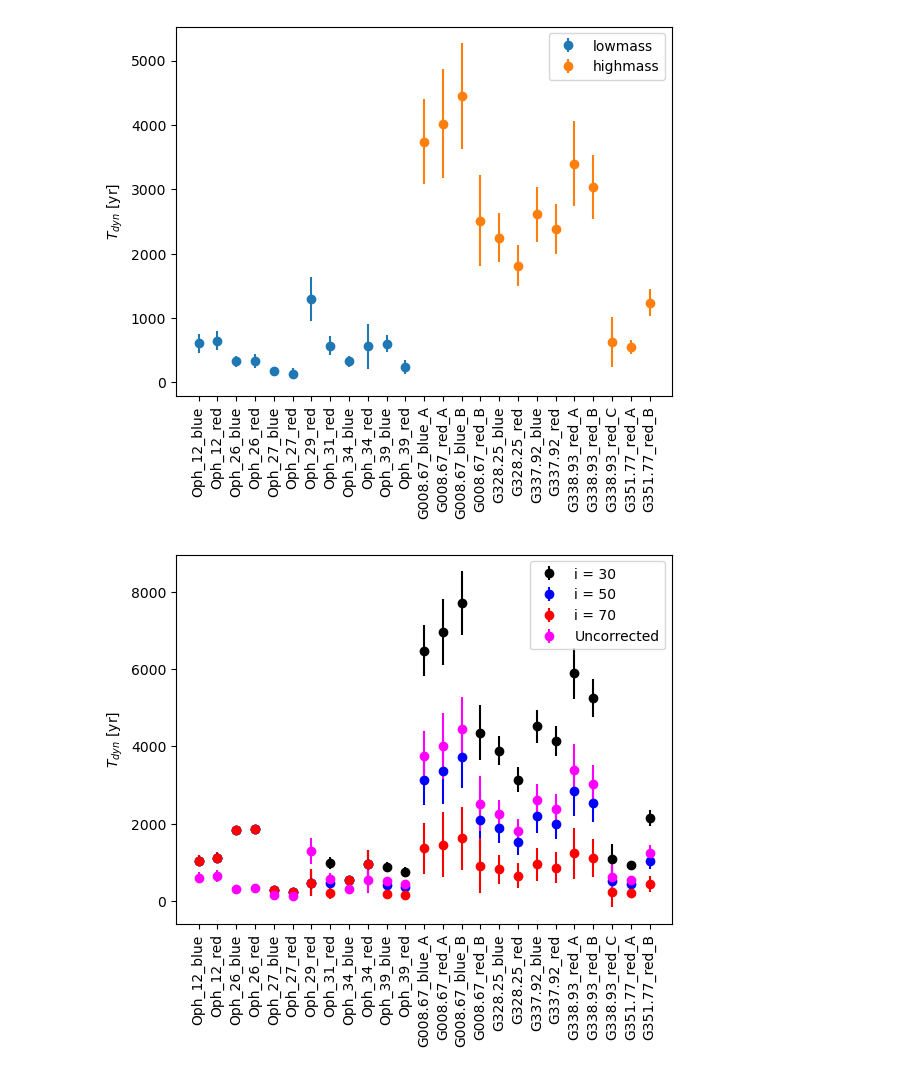
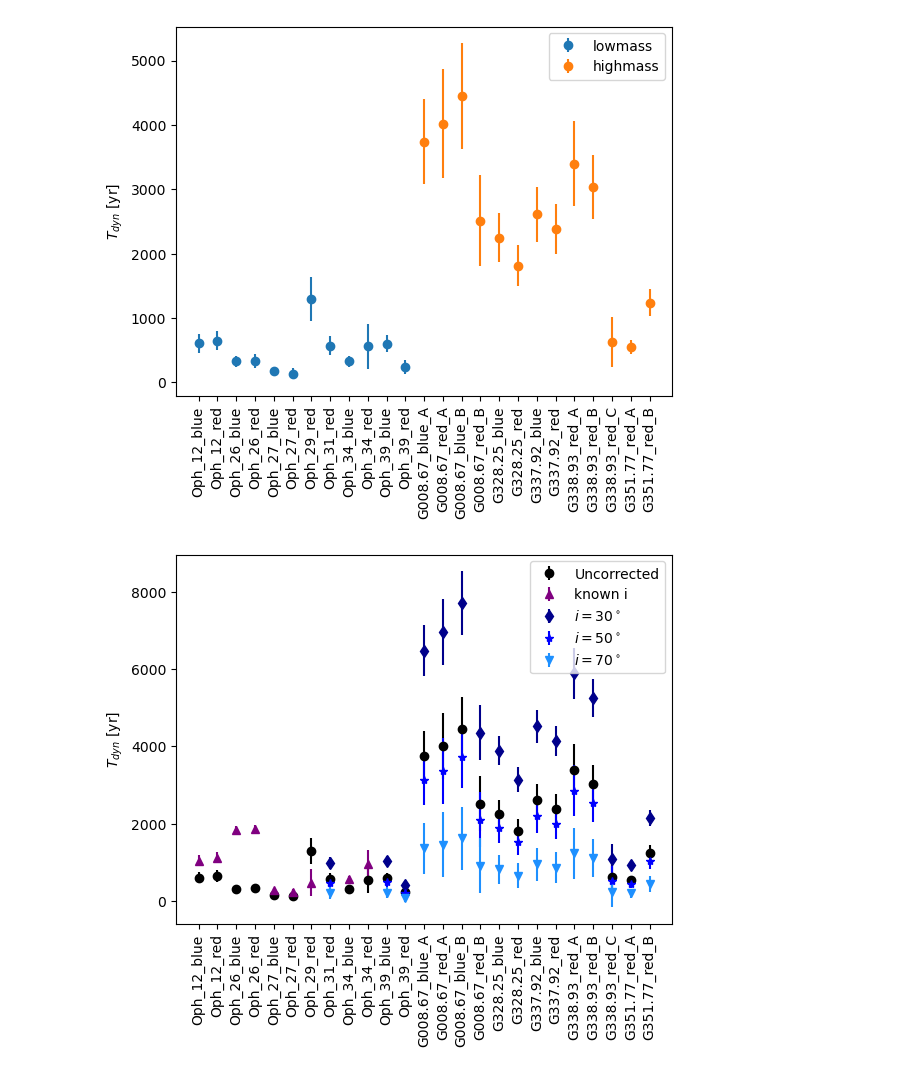
Before and after one commit to femkeballieux/master_project_2, a Jupyter notebook: code/discussion_plots.ipynb, the cells around one changed output. Drawn from its saved outputs; the diff is of its cells as text; code cells hidden in the pictures.

```diff
--- a/code/discussion_plots.ipynb
+++ b/code/discussion_plots.ipynb
@@ -2,16 +2,18 @@
 import numpy as np
 import matplotlib.pyplot as plt
 import astropy.units as u
+
+path = '/net/vdesk/data2/bach1/ballieux/master_project_2/plots/'
 # %%
 #Todo: so far have payed no attention to significant digits
 #TODO: this is just with the M0 map outside range - Vsys
 
 
-outflow_ID_lowmass=['Oph_12_blue', 'Oph_12_red', 'Oph_26_blue', 'Oph_26_red', 'Oph_27_blue', 'Oph_27_red',  'Oph_29_red', 'Oph_31_red',\
-                     'Oph_34_blue', 'Oph_34_red', 'Oph_39_blue', 'Oph_39_red']
+outflow_ID_lowmass=np.array(['Oph_12_blue', 'Oph_12_red', 'Oph_26_blue', 'Oph_26_red', 'Oph_27_blue', 'Oph_27_red',  'Oph_29_red', 'Oph_31_red',\
+                     'Oph_34_blue', 'Oph_34_red', 'Oph_39_blue', 'Oph_39_red'])
 
-radius_lowmass = [893.8, 969.5, 727.3, 604.8, 539.3, 263.1, 847.6, 757.7, 816.7, 281.7, 985.7, 406.3] *u.AU
-e_radius_lowmass = [191.1, 194.8, 184.1, 179.6, 177.5, 171.1 , 189.4, 185.7, 188.7, 172.4, 198.6, 177.2 ] *u.AU
+radius_lowmass = np.array([893.8, 969.5, 727.3, 604.8, 539.3, 263.1, 847.6, 757.7, 816.7, 281.7, 985.7, 406.3]) *u.AU
+e_radius_lowmass = np.array([191.1, 194.8, 184.1, 179.6, 177.5, 171.1 , 189.4, 185.7, 188.7, 172.4, 198.6, 177.2 ]) *u.AU
 
 deltaV_lowmass = np.array([7.0, 7.1, 10.6, 8.7, 15.2, 9.5, 3.1, 6.3, 11.9, 2.4, 7.8, 7.9 ]) *u.km / u.s
 e_deltaV_lowmass = np.square(np.sqrt(0.05 * deltaV_lowmass) + np.sqrt(0.08 *u.km / u.s))
@@ -20,11 +22,13 @@ t_dyn_lowmass = (radius_lowmass / deltaV_lowmass).to(u.yr)
 e_t_dyn_lowmass = np.sqrt(np.square(e_radius_lowmass/deltaV_lowmass)+np.square(radius_lowmass * e_deltaV_lowmass/ deltaV_lowmass **2)).to(u.yr)
 
 
-outflow_ID_highmass = ['G008.67_blue_A', 'G008.67_red_A', 'G008.67_blue_B', 'G008.67_red_B', 'G328.25_blue', 'G328.25_red', 'G337.92_blue', \
-                       'G337.92_red', 'G338.93_red_A', 'G338.93_red_B','G338.93_red_C', 'G351.77_red_A', 'G351.77_red_B']
+outflow_ID_highmass = np.array(['G008.67_blue_A', 'G008.67_red_A', 'G008.67_blue_B', 'G008.67_red_B', 'G328.25_blue', 'G328.25_red', 'G337.92_blue', \
+                       'G337.92_red', 'G338.93_red_A', 'G338.93_red_B','G338.93_red_C', 'G351.77_red_A', 'G351.77_red_B'])
 
-radius_highmass = [5.049e+04, 3.297e+04, 5.049e+04, 1.93e+04, 3.511e+04, 2.653e+04, 4.765e+04, 4.207e+04, 3.627e+04, 5.765e+04, 4.68e+03, 1.475e+04, 2.739e+04]*u.AU
-e_radius_highmass = [5.796e+03, 4.355e+03, 5.796e+03, 4.355e+03, 3.914e+03, 3.166e+03, 5.172e+03, 4.664e+03, 4.554e+03, 6.389e+03, 2.793e+03, 2.508e+03, 3.408e+03]*u.AU
+radius_highmass = np.array([5.049e+04, 3.297e+04, 5.049e+04, 1.93e+04, 3.511e+04, 2.653e+04, 4.765e+04, 4.207e+04, 3.627e+04,\
+                             5.765e+04, 4.68e+03, 1.475e+04, 2.739e+04])*u.AU
+e_radius_highmass = np.array([5.796e+03, 4.355e+03, 5.796e+03, 4.355e+03, 3.914e+03, 3.166e+03, 5.172e+03, 4.664e+03, 4.554e+03,\
+                               6.389e+03, 2.793e+03, 2.508e+03, 3.408e+03])*u.AU
 
 deltaV_highmass = np.array([64.0, 38.9, 53.8, 36.4, 74.1, 69.4, 86.6, 83.6, 50.6, 90.0, 35.4,  1.29e+02, 1.05e+02])*u.km / u.s
 e_deltaV_highmass = np.square(np.sqrt(0.05 * deltaV_highmass) + np.sqrt(1.3*u.km / u.s))
@@ -43,43 +47,50 @@ plt.show()
 # %%
 """
 We account for the inclination: multiply with tan(i) where it is known, with tan(i) where it is unknown, take i=30,50,70
 
 
 Actually, do same calculation
 Vdmarel: i=90 for plane of sky, i=0 for pole-on
 Then Robs = True sin(i)
 Vobs = Vtrue cos(i)
 Tobs = Ttrue * tan(i)
 Ttrue = Tobs/tan(i)
+"""
+#uncorrected
+plt.errorbar(outflow_ID_lowmass,t_dyn_lowmass, yerr=e_t_dyn_lowmass, fmt='o', label='Uncorrected', color='black')
+plt.errorbar(outflow_ID_highmass,t_dyn_highmass, yerr=e_t_dyn_highmass, fmt='o', color='black')
 
+mask_i_known_lowmass = np.array([1,1,1,1,1,1,1,0,1,1,0,0], dtype=bool)
+mask_i_unknown_lowmass = ~mask_i_known_lowmass
 
-"""
+#i=30, and the ones with known i
 i=30
 inclinations_low = np.array([30,30,10,10,30,30,70,i,30,30,i,i])* u.deg
 inclinations_high=np.ones(len(outflow_ID_highmass)) * i * u.deg
-plt.errorbar(outflow_ID_lowmass,t_dyn_lowmass / np.tan(inclinations_low), yerr=e_t_dyn_lowmass, fmt='o', label='i = 30', color='black')
-plt.errorbar(outflow_ID_highmass,t_dyn_highmass / np.tan(inclinations_high), yerr=e_t_dyn_highmass, fmt='o', color='black')
+plt.errorbar(outflow_ID_lowmass[mask_i_known_lowmass],t_dyn_lowmass[mask_i_known_lowmass ] /\
+              np.tan(inclinations_low)[mask_i_known_lowmass ], yerr=e_t_dyn_lowmass[mask_i_known_lowmass], fmt='^', label='known i', color='purple')
+plt.errorbar(outflow_ID_lowmass[mask_i_unknown_lowmass],t_dyn_lowmass[mask_i_unknown_lowmass] /\
+             np.tan(inclinations_low)[mask_i_unknown_lowmass ], yerr=e_t_dyn_lowmass[mask_i_unknown_lowmass], fmt='d', label=r'$i = 30^\circ$', color='darkblue')
+plt.errorbar(outflow_ID_highmass,t_dyn_highmass / np.tan(inclinations_high), yerr=e_t_dyn_highmass, fmt='d', color='darkblue')
 
 i=50
 inclinations_low = np.array([30,30,10,10,30,30,70,i,30,30,i,i])* u.deg
 inclinations_high=np.ones(len(outflow_ID_highmass)) * i * u.deg
-plt.errorbar(outflow_ID_lowmass,t_dyn_lowmass / np.tan(inclinations_low), yerr=e_t_dyn_lowmass, fmt='o', label='i = 50', color='blue')
-plt.errorbar(outflow_ID_highmass,t_dyn_highmass / np.tan(inclinations_high), yerr=e_t_dyn_highmass, fmt='o', color='blue')
+plt.errorbar(outflow_ID_lowmass[mask_i_unknown_lowmass],t_dyn_lowmass[mask_i_unknown_lowmass] /\
+             np.tan(inclinations_low)[mask_i_unknown_lowmass ], yerr=e_t_dyn_lowmass[mask_i_unknown_lowmass], fmt='*', label=r'$i = 50^\circ$', color='blue')
+plt.errorbar(outflow_ID_highmass,t_dyn_highmass / np.tan(inclinations_high), yerr=e_t_dyn_highmass, fmt='*', color='blue')
 
 i=70
 inclinations_low = np.array([30,30,10,10,30,30,70,i,30,30,i,i])* u.deg
-inclinations_high=np.ones(len(outflow_ID_highmass)) * i * u.deg
-plt.errorbar(outflow_ID_lowmass,t_dyn_lowmass / np.tan(inclinations_low), yerr=e_t_dyn_lowmass, fmt='o', label='i = 70', color='red')
-plt.errorbar(outflow_ID_highmass,t_dyn_highmass / np.tan(inclinations_high), yerr=e_t_dyn_highmass, fmt='o', color='red')
+inclinations_high = np.ones(len(outflow_ID_highmass)) * i * u.deg
+plt.errorbar(outflow_ID_lowmass[mask_i_unknown_lowmass],t_dyn_lowmass[mask_i_unknown_lowmass] /\
+             np.tan(inclinations_low)[mask_i_unknown_lowmass ], yerr=e_t_dyn_lowmass[mask_i_unknown_lowmass], fmt='v', label=r'$i = 70^\circ$', color='dodgerblue')
+plt.errorbar(outflow_ID_highmass,t_dyn_highmass / np.tan(inclinations_high), yerr=e_t_dyn_highmass, fmt='v', color='dodgerblue')
 
-
-plt.errorbar(outflow_ID_lowmass,t_dyn_lowmass, yerr=e_t_dyn_lowmass, fmt='o', label='Uncorrected', color='magenta')
-plt.errorbar(outflow_ID_highmass,t_dyn_highmass, yerr=e_t_dyn_highmass, fmt='o', color='magenta')
-
-# plt.errorbar(outflow_ID_highmass,t_dyn_highmass, yerr=e_t_dyn_highmass, fmt='o', label='highmass')
 plt.legend()
 plt.xticks(rotation=90)
 plt.ylabel(r'$T_{dyn}$ [yr]')
+plt.savefig(path+'dynamicage_comparison.png', dpi=500, bbox_inches='tight')
 plt.show()
 # %% [output]
-[figure, old version]
+[figure, new version]
```
Also changed, not shown: parts of 2 cells of this notebook, 9 other files.
